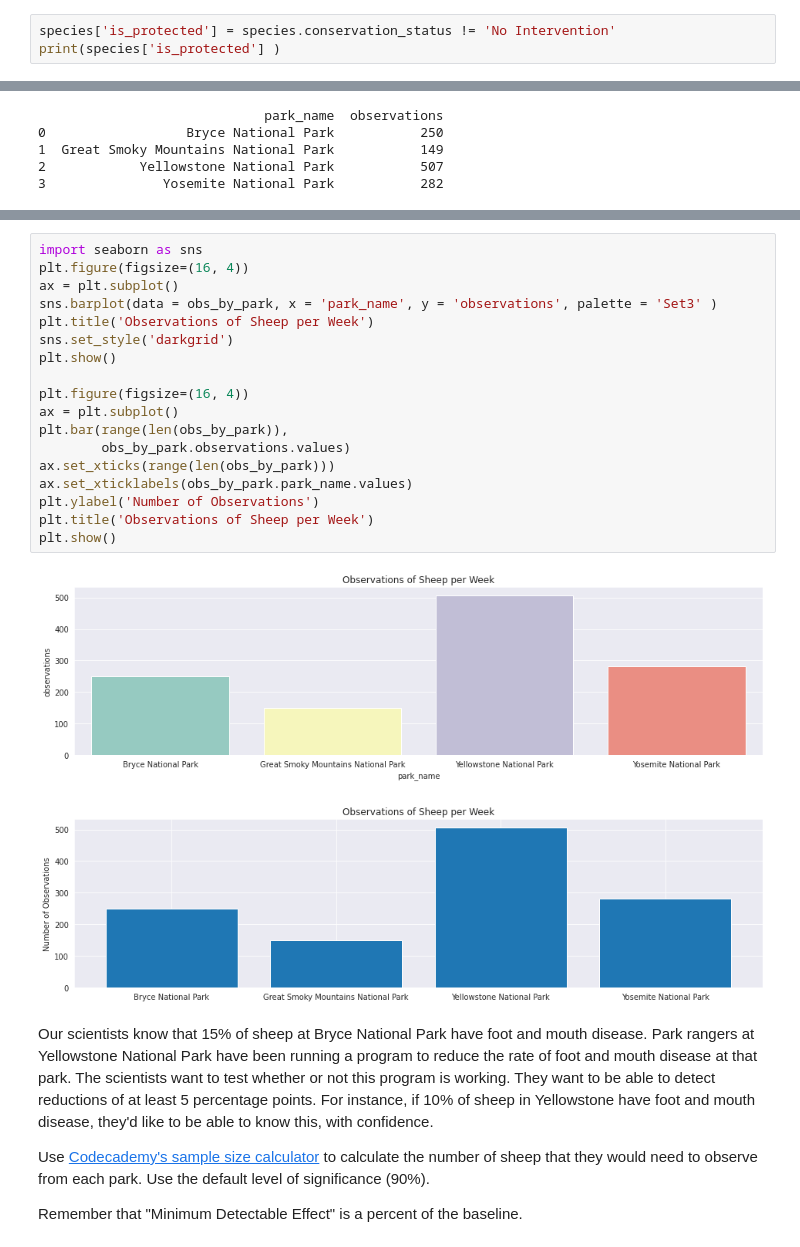
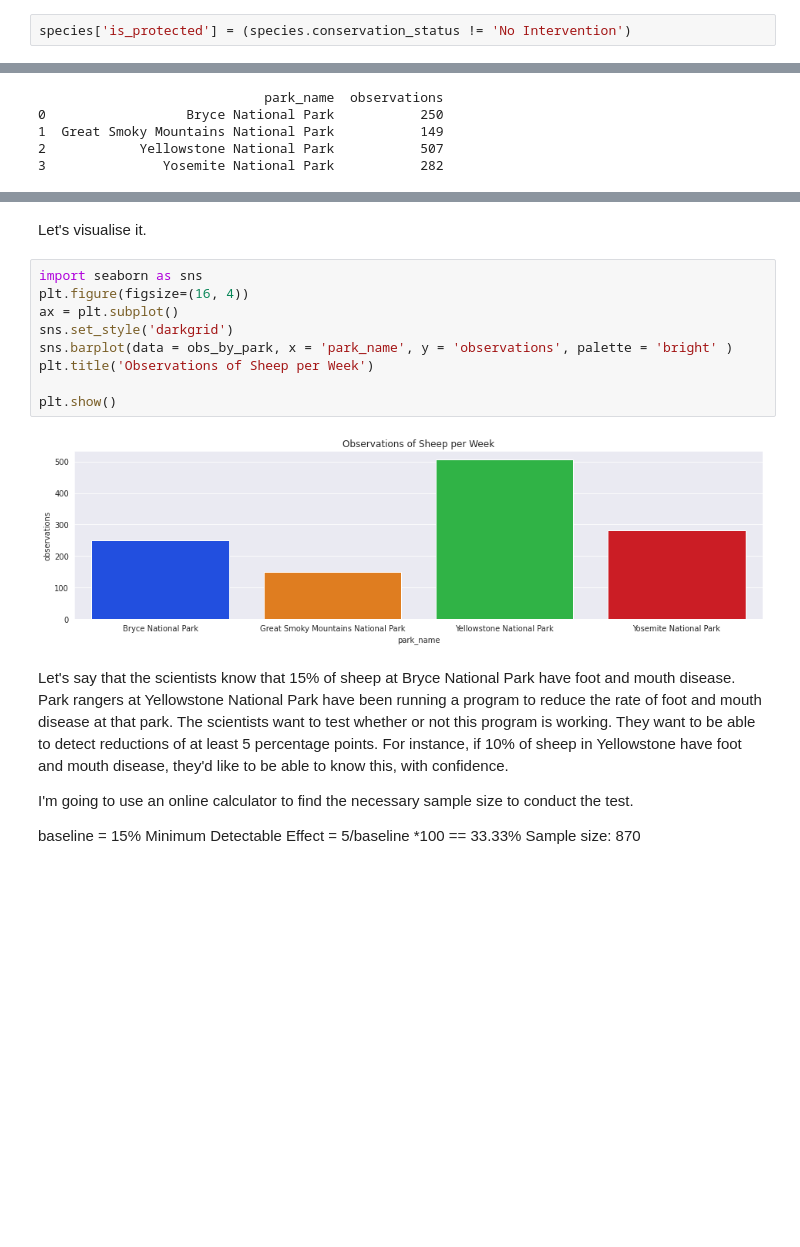
Before and after one commit to KateChern/biodiversity-1, a Jupyter notebook: biodiversity.ipynb, the cells around one changed output, grey strips where cells are left out. Saved outputs shown, nothing was run; the diff lists cells and outputs as text; blank space fills up the shorter version.

```diff
--- a/biodiversity.ipynb
+++ b/biodiversity.ipynb
@@ -160,3 +129,2 @@ Let's create a new column in `species` called `is_protected`, which is `True` if
 # %%
-species['is_protected'] = species.conservation_status != 'No Intervention'
-print(species['is_protected'] )
+species['is_protected'] = (species.conservation_status != 'No Intervention')
@@ -390,27 +287,24 @@ Create a bar chart showing the different number of observations per week at each
+# %% [markdown]
+Let's visualise it.
 # %%
 import seaborn as sns
 plt.figure(figsize=(16, 4))
 ax = plt.subplot()
-sns.barplot(data = obs_by_park, x = 'park_name', y = 'observations', palette = 'Set3' )
+sns.set_style('darkgrid')
+sns.barplot(data = obs_by_park, x = 'park_name', y = 'observations', palette = 'bright' )
 plt.title('Observations of Sheep per Week')
-sns.set_style('darkgrid')
+
 plt.show()
-
-plt.figure(figsize=(16, 4))
-ax = plt.subplot()
-plt.bar(range(len(obs_by_park)),
-        obs_by_park.observations.values)
-ax.set_xticks(range(len(obs_by_park)))
-ax.set_xticklabels(obs_by_park.park_name.values)
-plt.ylabel('Number of Observations')
-plt.title('Observations of Sheep per Week')
-plt.show()
 # %% [output]
-[figure, old version]
+[figure, new version]
-[figure, removed]
 # %% [markdown]
-Our scientists know that 15% of sheep at Bryce National Park have foot and mouth disease.  Park rangers at Yellowstone National Park have been running a program to reduce the rate of foot and mouth disease at that park.  The scientists want to test whether or not this program is working.  They want to be able to detect reductions of at least 5 percentage points.  For instance, if 10% of sheep in Yellowstone have foot and mouth disease, they'd like to be able to know this, with confidence.
+Let's say that the scientists know that 15% of sheep at Bryce National Park have foot and mouth disease. Park rangers at Yellowstone National Park have been running a program to reduce the rate of foot and mouth disease at that park. The scientists want to test whether or not this program is working. They want to be able to detect reductions of at least 5 percentage points.  For instance, if 10% of sheep in Yellowstone have foot and mouth disease, they'd like to be able to know this, with confidence.
 
-Use <a href="https://s3.amazonaws.com/codecademy-content/courses/learn-hypothesis-testing/a_b_sample_size/index.html">Codecademy's sample size calculator</a> to calculate the number of sheep that they would need to observe from each park.  Use the default level of significance (90%).
 
-Remember that "Minimum Detectable Effect" is a percent of the baseline.
+I'm going to use an online calculator to find the necessary sample size to conduct the test.
+
+baseline = 15%
+Minimum Detectable Effect = 5/baseline *100 == 33.33%
+Sample size: 870
+
+<a href="https://s3.amazonaws.com/codecademy-content/courses/learn-hypothesis-testing/a_b_sample_size/index.html">
```
Also changed, not shown: parts of 48 cells of this notebook, 2 other files.
